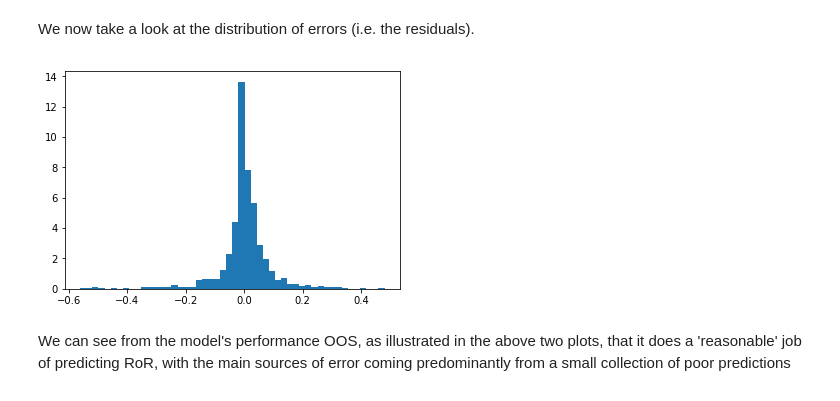
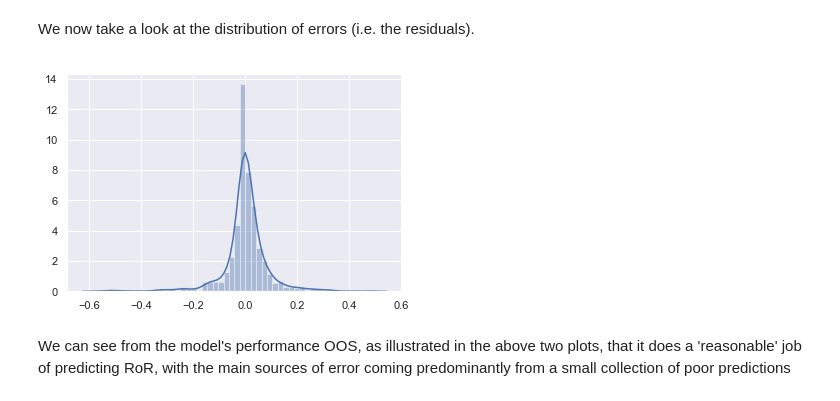
Before and after one commit to AlexIoannides/lime-interpretable-ml, a Jupyter notebook: notebooks/LIME-regression-example.ipynb, the cells around one changed output. Cells and saved outputs as stored; diff of their text form; code cells hidden in the pictures.

```diff
--- a/notebooks/LIME-regression-example.ipynb
+++ b/notebooks/LIME-regression-example.ipynb
@@ -330,9 +341,9 @@ In-sample RMSE = 0.08751614037801798
 # %% [markdown]
 We now take a look at the distribution of errors (i.e. the residuals).
-# %%
-_ = plt.hist(error, density=True, bins=50, histtype='bar')
-# %% [output]
-[figure, removed]
+# %%
+_ = sns.distplot(error)
+# %% [output]
+[figure, added]
 # %% [markdown]
 We can see from the model's performance OOS, as illustrated in the above two plots, that it does a 'reasonable' job of predicting RoR, with the main sources of error coming predominantly from a small collection of poor predictions
 # %% [markdown]
```
Also changed, not shown: parts of 24 cells of this notebook.
